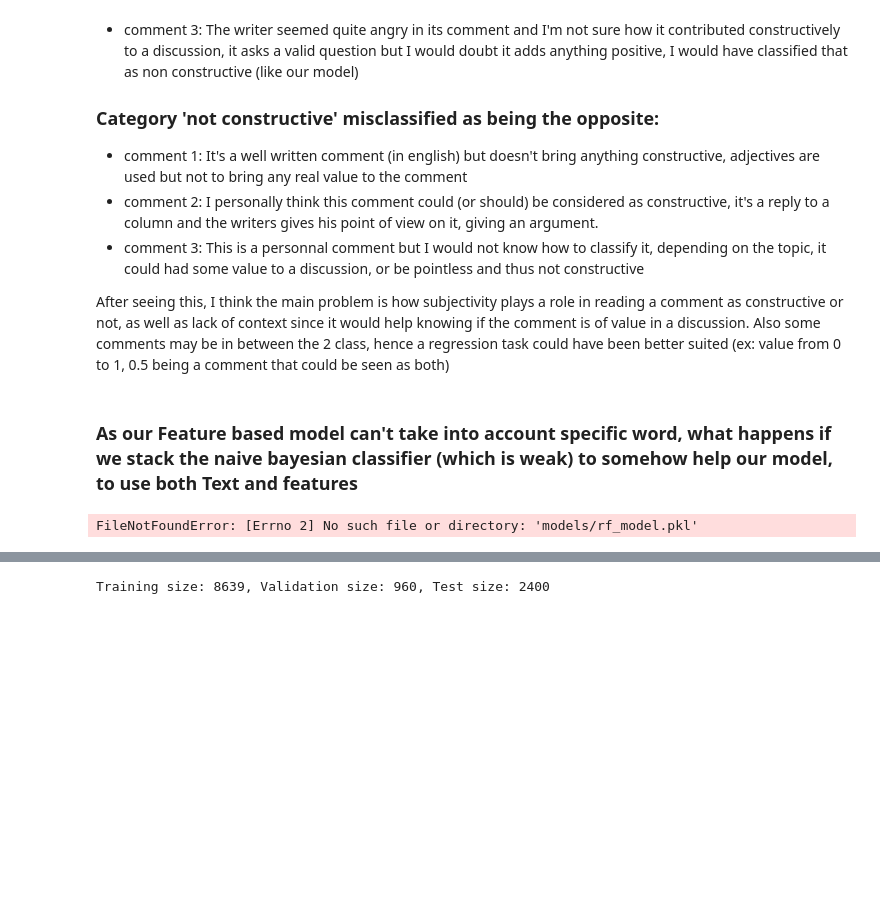
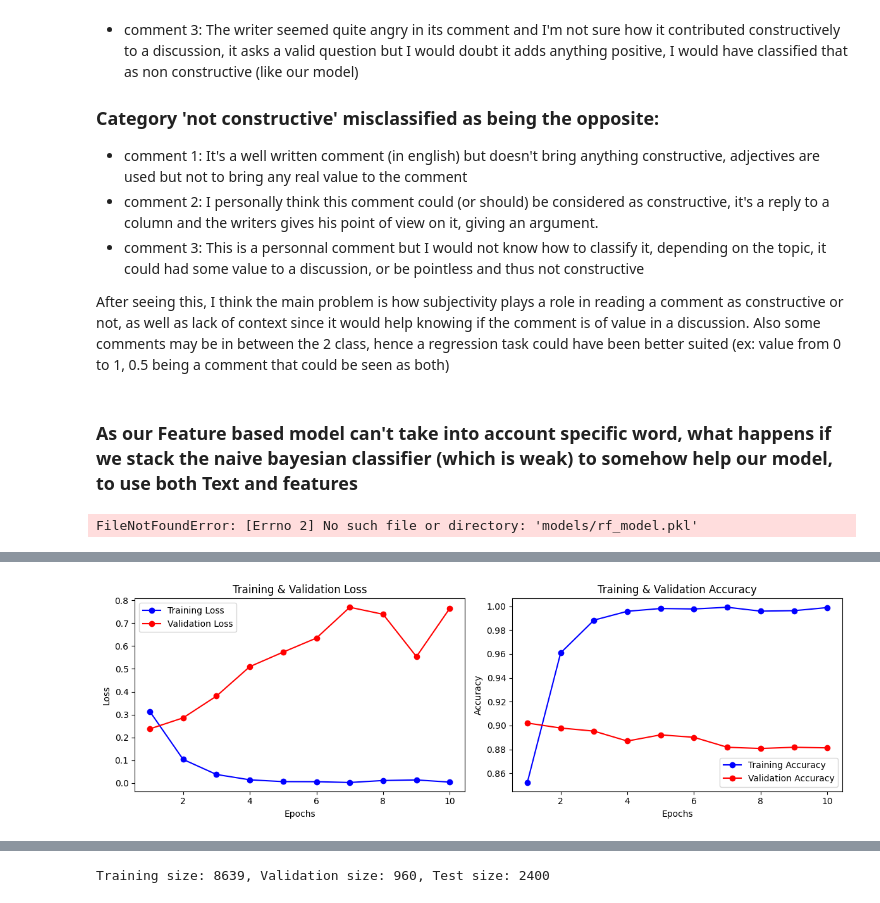
Before and after one commit to UgoLabbe/NLP-DetecConstComm-project, a Jupyter notebook: archive/Milestone2.ipynb, the cells around one changed output, grey strips where cells are left out. Drawn from its saved outputs; the diff is of its cells as text; code cells hidden in the pictures; blank space fills up the shorter version.

Commit message:
Reworked Deep Learning Part completly

```diff
--- a/archive/Milestone2.ipynb
+++ b/archive/Milestone2.ipynb
@@ -517,0 +675,30 @@ F1 Score: 0.6823
+# %%
+def plot_learning_curves(history):
+    epochs = range(1, len(history.history['loss']) + 1)
+
+    plt.figure(figsize=(12,4))
+
+    # Plot Loss
+    plt.subplot(1, 2, 1)
+    plt.plot(epochs, history.history['loss'], 'bo-', label='Training Loss')
+    plt.plot(epochs, history.history['val_loss'], 'ro-', label='Validation Loss')
+    plt.title("Training & Validation Loss")
+    plt.xlabel("Epochs")
+    plt.ylabel("Loss")
+    plt.legend()
+
+    # Plot Accuracy
+    plt.subplot(1, 2, 2)
+    plt.plot(epochs, history.history['accuracy'], 'bo-', label='Training Accuracy')
+    plt.plot(epochs, history.history['val_accuracy'], 'ro-', label='Validation Accuracy')
+    plt.title("Training & Validation Accuracy")
+    plt.xlabel("Epochs")
+    plt.ylabel("Accuracy")
+    plt.legend()
+
+    plt.tight_layout()
+    plt.show()
+
+plot_learning_curves(history)
+# %% [output]
+[figure, added]
```
Also changed, not shown: parts of 43 cells of this notebook, 2 other files.
